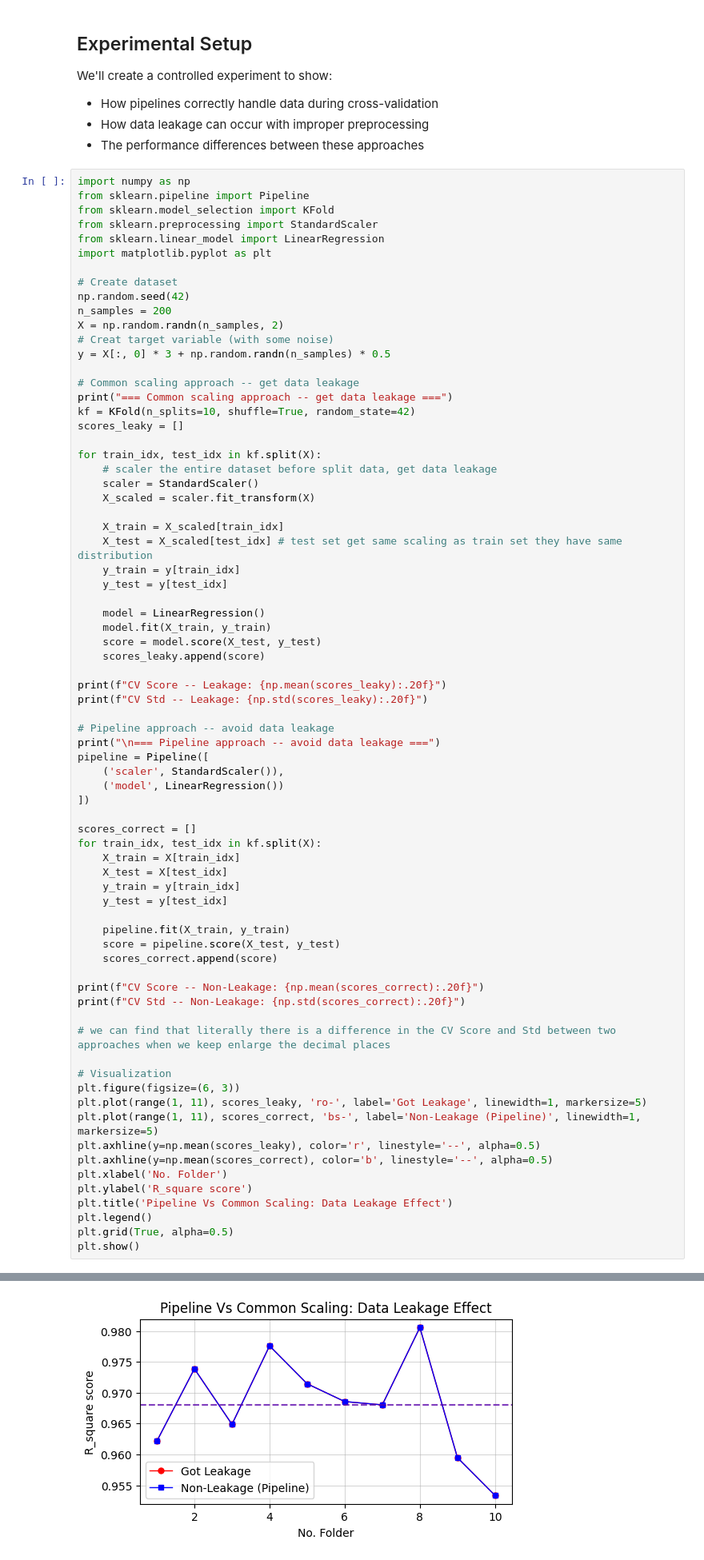
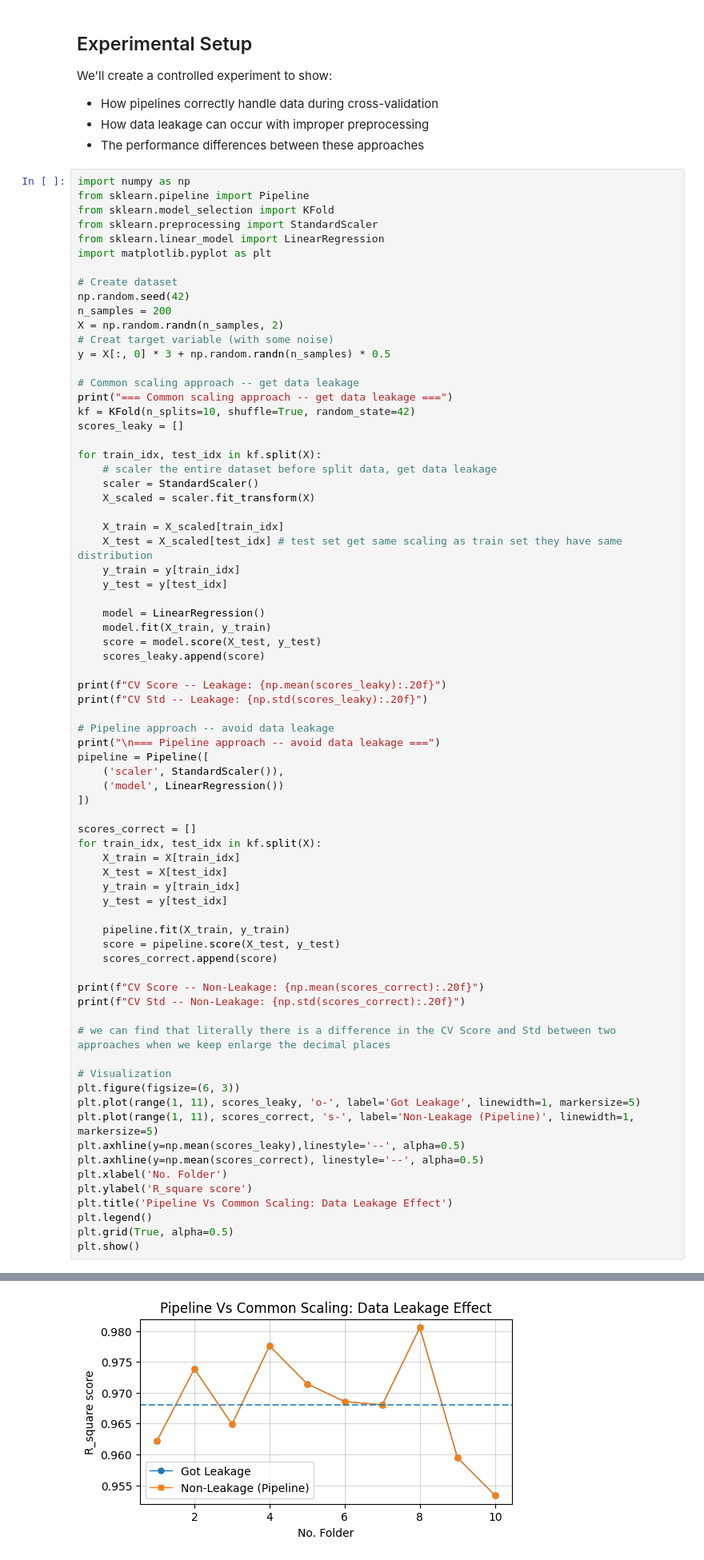
Before and after one commit to rzeWU/HKBU-DABE, a Jupyter notebook: Pipelines_PythonScript.ipynb, the cells around one changed output, grey strips where cells are left out. Shown at 80% size. Cells and saved outputs as stored; diff of their text form.

Commit message:
Tutorial for Pipelines & PythonScript

```diff
--- a/Pipelines_PythonScript.ipynb
+++ b/Pipelines_PythonScript.ipynb
@@ -116,38 +116,38 @@ for train_idx, test_idx in kf.split(X):
     X_train = X[train_idx]
     X_test = X[test_idx]
     y_train = y[train_idx]
     y_test = y[test_idx]
 
     pipeline.fit(X_train, y_train)
     score = pipeline.score(X_test, y_test)
     scores_correct.append(score)
 
 print(f"CV Score -- Non-Leakage: {np.mean(scores_correct):.20f}")
 print(f"CV Std -- Non-Leakage: {np.std(scores_correct):.20f}")
 
 # we can find that literally there is a difference in the CV Score and Std between two approaches when we keep enlarge the decimal places
 
 # Visualization
 plt.figure(figsize=(6, 3))
-plt.plot(range(1, 11), scores_leaky, 'ro-', label='Got Leakage', linewidth=1, markersize=5)
-plt.plot(range(1, 11), scores_correct, 'bs-', label='Non-Leakage (Pipeline)', linewidth=1, markersize=5)
-plt.axhline(y=np.mean(scores_leaky), color='r', linestyle='--', alpha=0.5)
-plt.axhline(y=np.mean(scores_correct), color='b', linestyle='--', alpha=0.5)
+plt.plot(range(1, 11), scores_leaky, 'o-', label='Got Leakage', linewidth=1, markersize=5)
+plt.plot(range(1, 11), scores_correct, 's-', label='Non-Leakage (Pipeline)', linewidth=1, markersize=5)
+plt.axhline(y=np.mean(scores_leaky),linestyle='--', alpha=0.5)
+plt.axhline(y=np.mean(scores_correct), linestyle='--', alpha=0.5)
 plt.xlabel('No. Folder')
 plt.ylabel('R_square score')
 plt.title('Pipeline Vs Common Scaling: Data Leakage Effect')
 plt.legend()
 plt.grid(True, alpha=0.5)
 plt.show()
 # %% [output]
 === Common scaling approach -- get data leakage ===
 CV Score -- Leakage: 0.96798302049065476638
 CV Std -- Leakage: 0.00792026044714321670
 
 === Pipeline approach -- avoid data leakage ===
 CV Score -- Non-Leakage: 0.96798302049065454433
 CV Std -- Non-Leakage: 0.00792026044714323751
-[figure, old version]
+[figure, new version]
 # %% [markdown]
 ## Why We Get a Straight Line?
 
```
Also changed, not shown: parts of 1 cell of this notebook.
